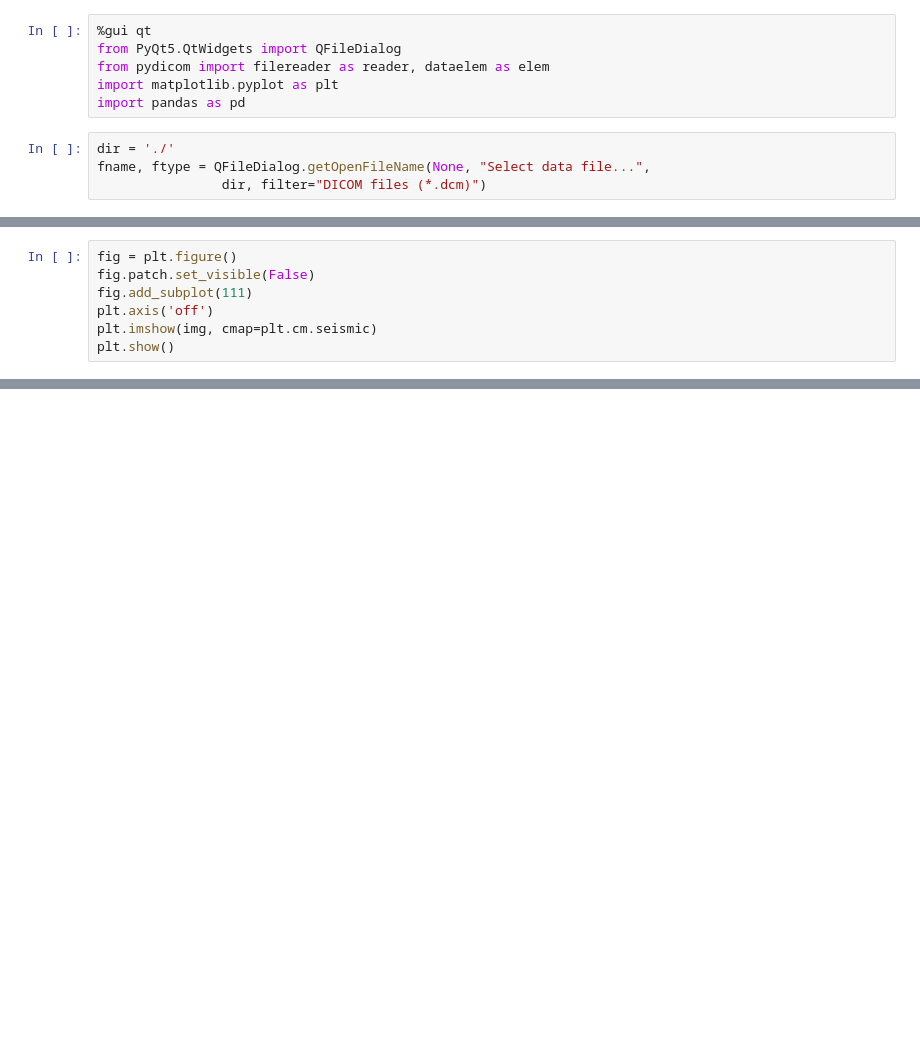
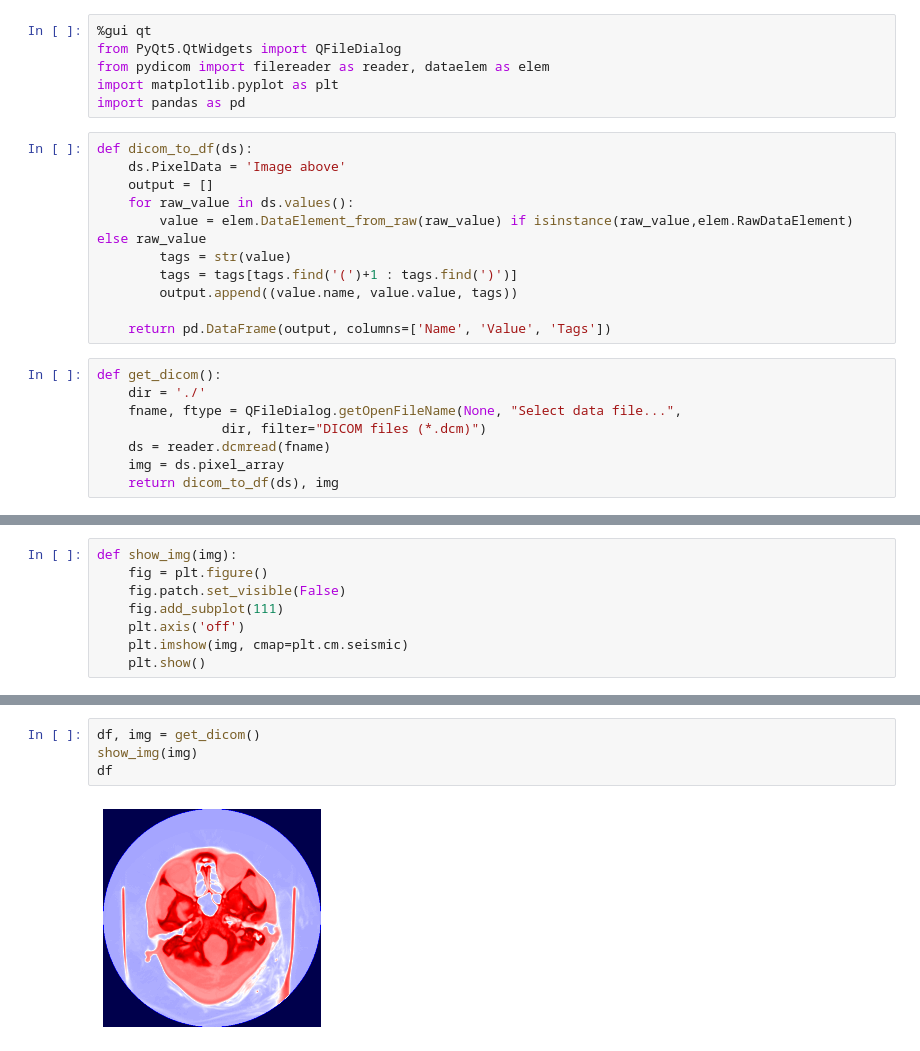
Before and after one commit to shreq/ZITwM, a Jupyter notebook: Task3/Zimed3.ipynb, the cells around one changed output, grey strips where cells are left out. Drawn from its saved outputs; the diff is of its cells as text; blank space fills up the shorter version.

```diff
--- a/Task3/Zimed3.ipynb
+++ b/Task3/Zimed3.ipynb
@@ -4,7 +18,22 @@ from PyQt5.QtWidgets import QFileDialog
 from pydicom import filereader as reader, dataelem as elem
 import matplotlib.pyplot as plt
 import pandas as pd
+# %%
+def dicom_to_df(ds):
+    ds.PixelData = 'Image above'
+    output = []
+    for raw_value in ds.values():
+        value = elem.DataElement_from_raw(raw_value) if isinstance(raw_value,elem.RawDataElement) else raw_value
+        tags = str(value)
+        tags = tags[tags.find('(')+1 : tags.find(')')]
+        output.append((value.name, value.value, tags))
+
+    return pd.DataFrame(output, columns=['Name', 'Value', 'Tags'])
 # %%
-dir = './'
-fname, ftype = QFileDialog.getOpenFileName(None, "Select data file...",
+def get_dicom():
+    dir = './'
+    fname, ftype = QFileDialog.getOpenFileName(None, "Select data file...",
                 dir, filter="DICOM files (*.dcm)")
+    ds = reader.dcmread(fname)
+    img = ds.pixel_array
+    return dicom_to_df(ds), img
@@ -14,7 +40,8 @@ img = ds.pixel_array
 # %%
-fig = plt.figure()
-fig.patch.set_visible(False)
-fig.add_subplot(111)
-plt.axis('off')
-plt.imshow(img, cmap=plt.cm.seismic)
-plt.show()
+def show_img(img):
+    fig = plt.figure()
+    fig.patch.set_visible(False)
+    fig.add_subplot(111)
+    plt.axis('off')
+    plt.imshow(img, cmap=plt.cm.seismic)
+    plt.show()
@@ -51,0 +78,6 @@ df
+# %%
+df, img = get_dicom()
+show_img(img)
+df
+# %% [output]
+[figure, added]
```
Also changed, not shown: parts of 12 cells of this notebook.
